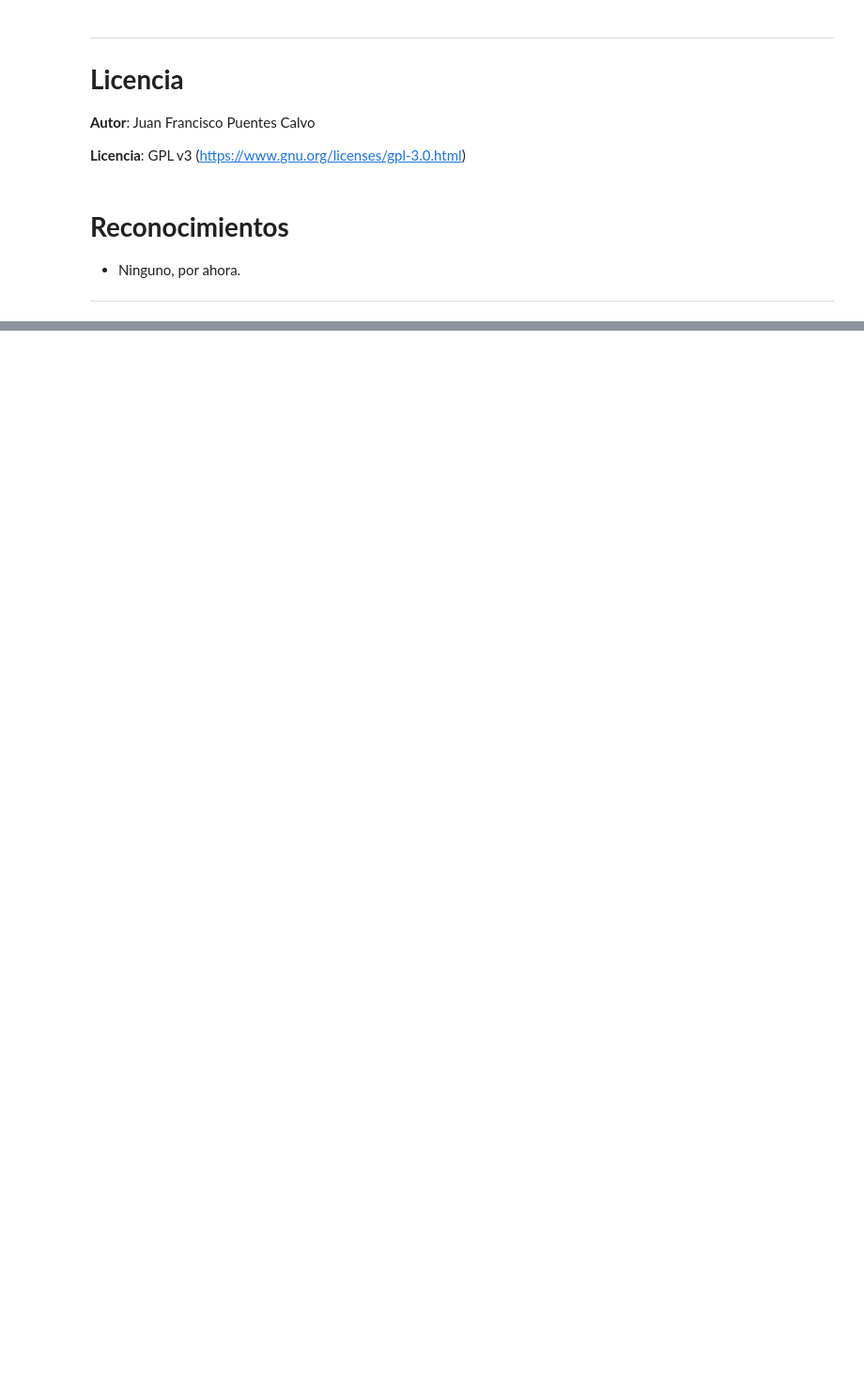
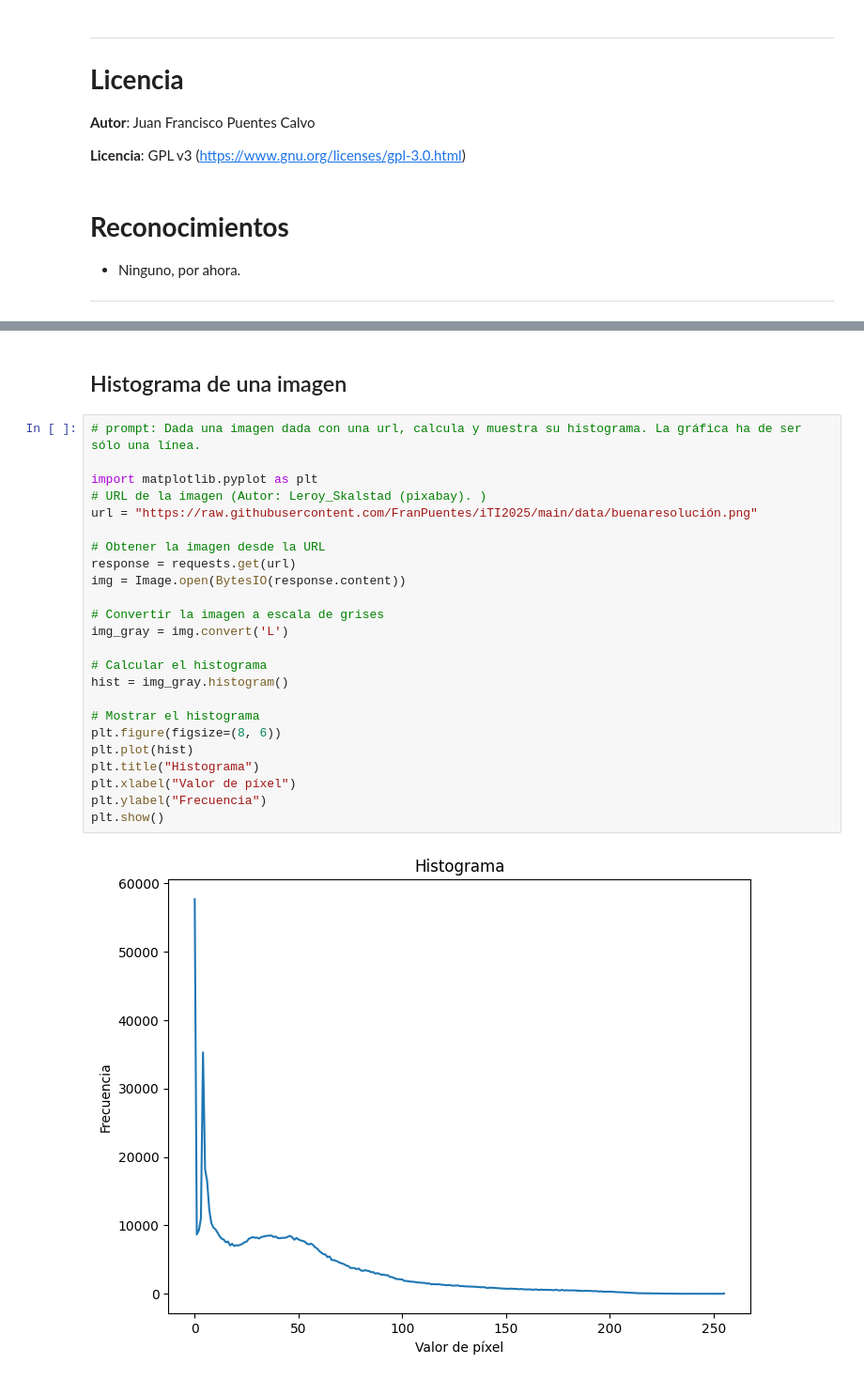
Before and after one commit to FranPuentes/iTI2025, a Jupyter notebook: 04 Operaciones básicas con imágenes.ipynb, the cells around one changed output, grey strips where cells are left out. Shown: that part at 94% size. Drawn from its saved outputs; the diff is of its cells as text; blank space fills up the shorter version.

```diff
--- a/04 Operaciones básicas con imágenes.ipynb
+++ b/04 Operaciones básicas con imágenes.ipynb
@@ -60,0 +60,28 @@ plt.show()
+# %% [markdown]
+## Histograma de una imagen
+# %%
+# prompt: Dada una imagen dada con una url, calcula y muestra su histograma. La gráfica ha de ser sólo una línea.
+
+import matplotlib.pyplot as plt
+# URL de la imagen (Autor: Leroy_Skalstad (pixabay). )
+url = "https://raw.githubusercontent.com/FranPuentes/iTI2025/main/data/buenaresolución.png"
+
+# Obtener la imagen desde la URL
+response = requests.get(url)
+img = Image.open(BytesIO(response.content))
+
+# Convertir la imagen a escala de grises
+img_gray = img.convert('L')
+
+# Calcular el histograma
+hist = img_gray.histogram()
+
+# Mostrar el histograma
+plt.figure(figsize=(8, 6))
+plt.plot(hist)
+plt.title("Histograma")
+plt.xlabel("Valor de píxel")
+plt.ylabel("Frecuencia")
+plt.show()
+# %% [output]
+[figure, added]
```
Also changed, not shown: parts of 3 cells of this notebook, 1 other file.
